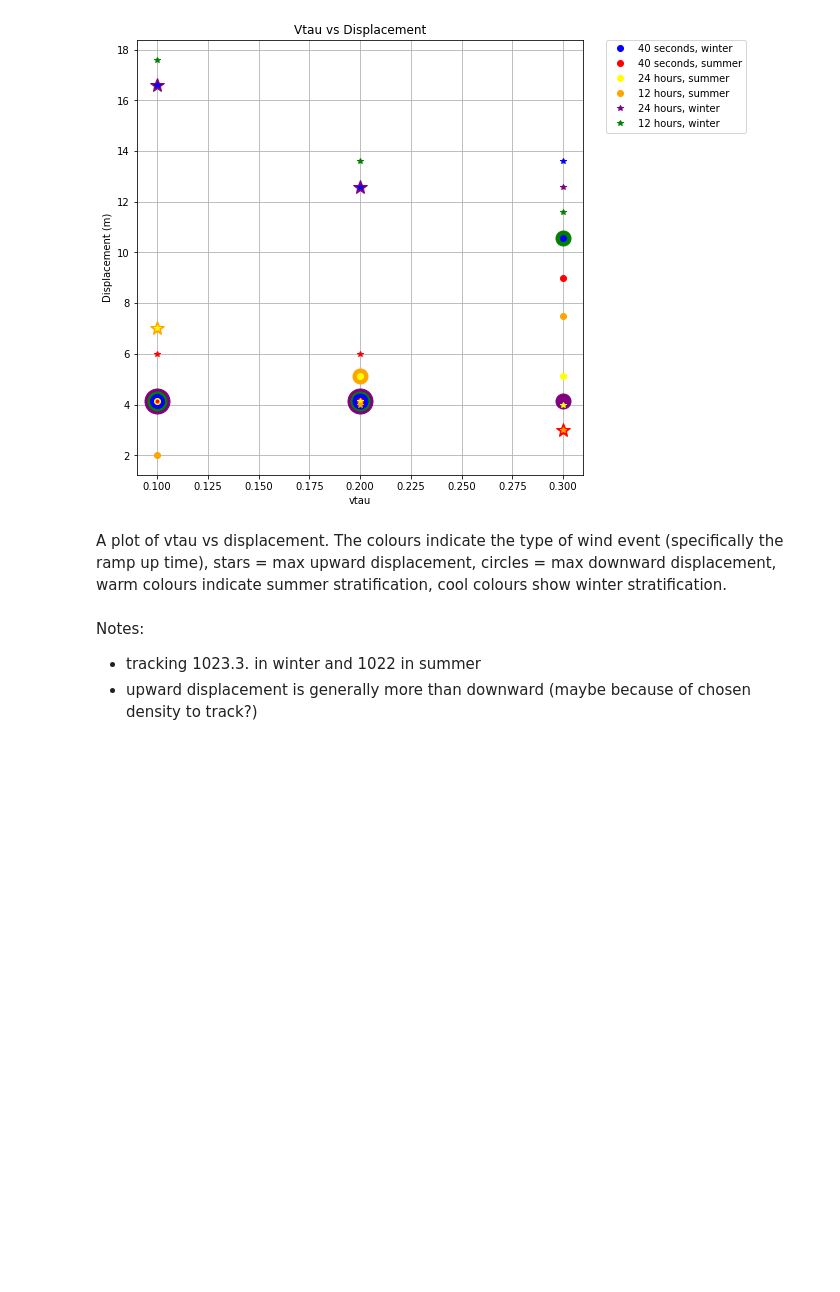
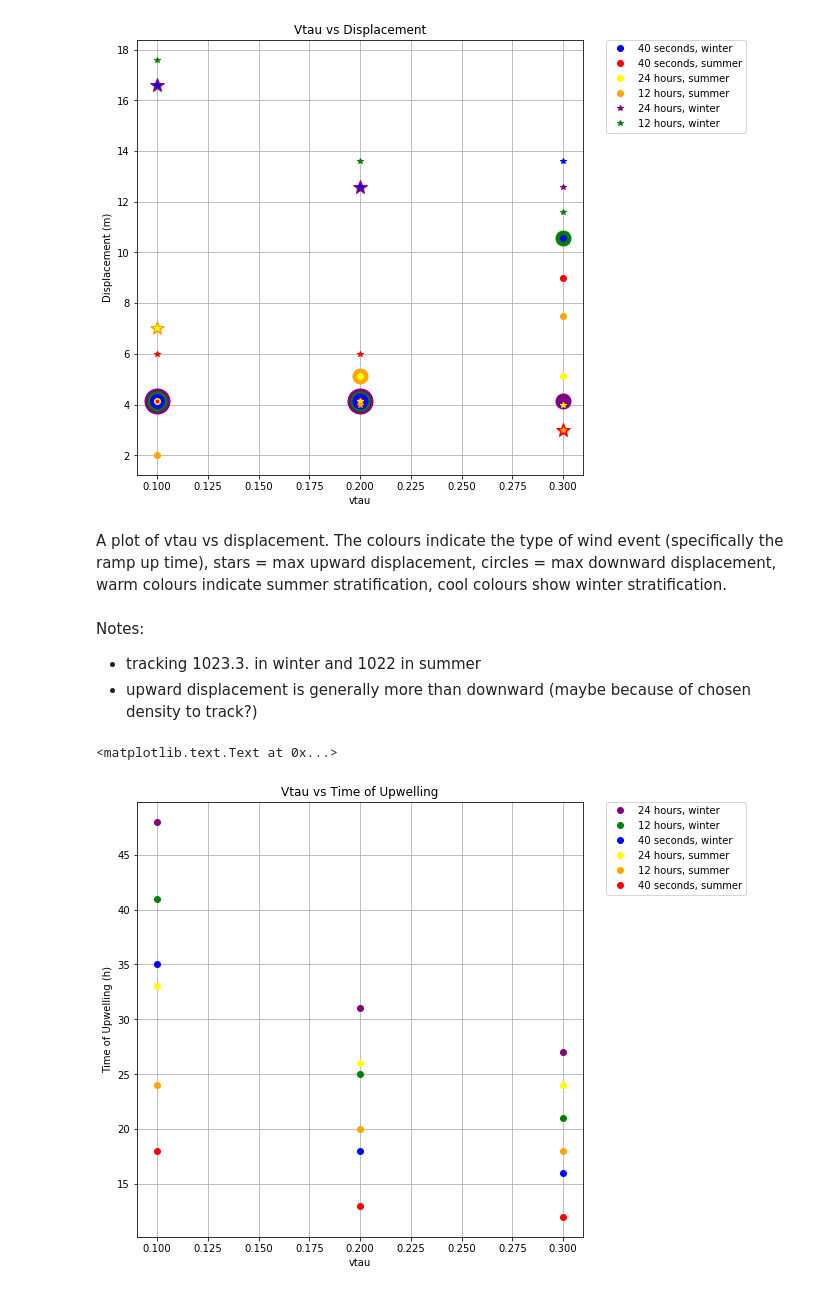
Before and after one commit to SalishSeaCast/analysis-vicky, a Jupyter notebook: notebooks/SalishSeaLake/cross-basin-tilt.ipynb, the cells around one changed output. Drawn from its saved outputs; the diff is of its cells as text; code cells hidden in the pictures; blank space fills up the shorter version.

```diff
--- a/notebooks/SalishSeaLake/cross-basin-tilt.ipynb
+++ b/notebooks/SalishSeaLake/cross-basin-tilt.ipynb
@@ -652,3 +652,31 @@ A plot of vtau vs displacement. The colours indicate the type of wind event (spe
 Notes:
 * tracking 1023.3. in winter and 1022 in summer
 * upward displacement is generally more than downward (maybe because of chosen density to track?)
+# %%
+fig, ax = plt.subplots(figsize = (8,8))
+ax.set_ylabel('Time of Upwelling (h)')
+ax.set_xlabel('vtau')
+ax.grid('on')
+ax.plot(0.2,31,'o', color='purple' )
+ax.plot(0.2,25,'o', color='green')
+ax.plot(0.2,18,'o', color='blue')
+ax.plot(0.1,48,'o', color='purple')
+ax.plot(0.1,41,'o', color='green')
+ax.plot(0.1,35,'o', color='blue')
+ax.plot(0.3,27,'o', color='purple', label = '24 hours, winter')
+ax.plot(0.3,21,'o', color='green', label = '12 hours, winter')
+ax.plot(0.3,16,'o', color='blue', label = '40 seconds, winter')
+ax.plot(0.2,26,'o', color='yellow' )
+ax.plot(0.2,20,'o', color='orange')
+ax.plot(0.2,13,'o', color='red')
+ax.plot(0.1,33,'o', color='yellow', label = '24 hours, summer')
+ax.plot(0.1,24,'o', color='orange', label = '12 hours, summer')
+ax.plot(0.1,18,'o', color='red', label = '40 seconds, summer')
+ax.plot(0.3,24,'o', color='yellow')
+ax.plot(0.3,18,'o', color='orange')
+ax.plot(0.3,12,'o', color='red')
+plt.legend(bbox_to_anchor=(1.05, 1), loc=2, borderaxespad=0.)
+plt.title('Vtau vs Time of Upwelling')
+# %% [output]
+<matplotlib.text.Text at 0x...>
+[figure, added]
```
Also changed, not shown: parts of 35 cells of this notebook.
